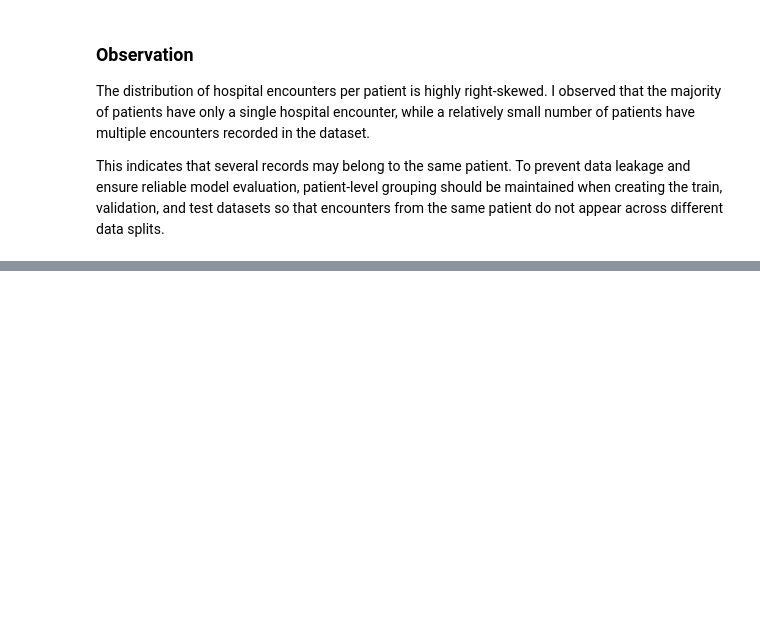
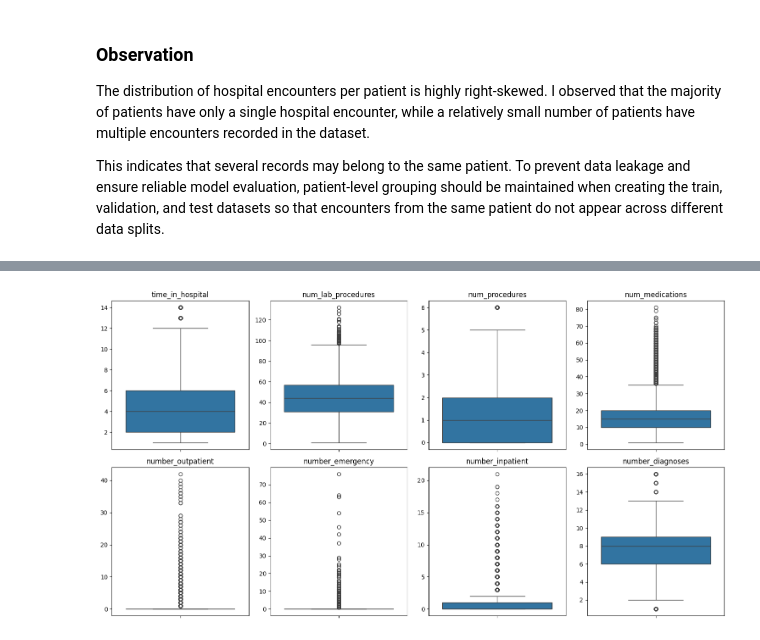
Before and after one commit to shanmukaa/Hospital-Re-admission, a Jupyter notebook: Hospital Readmission.ipynb, the cells around one changed output, grey strips where cells are left out. Drawn from its saved outputs; the diff is of its cells as text; code cells hidden in the pictures; blank space fills up the shorter version.

```diff
--- a/Hospital Readmission.ipynb
+++ b/Hospital Readmission.ipynb
@@ -689,0 +791,3 @@ This indicates that several records may belong to the same patient. To prevent d
+# %%
+# Drop weight because it has approximately 97% missing values
+prepared_df.drop(columns=['weight'], inplace=True)
@@ -689,0 +942,31 @@ This indicates that several records may belong to the same patient. To prevent d
+# %%
+outlier_summary = []
+
+for col in numerical_columns:
+
+    Q1 = prepared_df[col].quantile(0.25)
+    Q3 = prepared_df[col].quantile(0.75)
+
+    IQR = Q3 - Q1
+
+    lower_bound = Q1 - 1.5 * IQR
+    upper_bound = Q3 + 1.5 * IQR
+
+    outliers = prepared_df[
+        (prepared_df[col] < lower_bound) |
+        (prepared_df[col] > upper_bound)
+    ]
+
+    outlier_summary.append({
+        'Feature': col,
+        'Lower_Bound': lower_bound,
+        'Upper_Bound': upper_bound,
+        'Outlier_Count': len(outliers),
+        'Outlier_Percentage': round(
+            len(outliers) / len(prepared_df) * 100, 2
+        )
+    })
+
+outlier_df = pd.DataFrame(outlier_summary)
+
+outlier_df
@@ -689,0 +983,13 @@ This indicates that several records may belong to the same patient. To prevent d
+# %%
+plt.figure(figsize=(15, 8))
+
+for i, col in enumerate(numerical_columns, 1):
+    plt.subplot(2, 4, i)
+    sns.boxplot(y=prepared_df[col])
+    plt.title(col)
+    plt.ylabel('')
+
+plt.tight_layout()
+plt.show()
+# %% [output]
+[figure, added]
```
Also changed, not shown: parts of 161 cells of this notebook.
